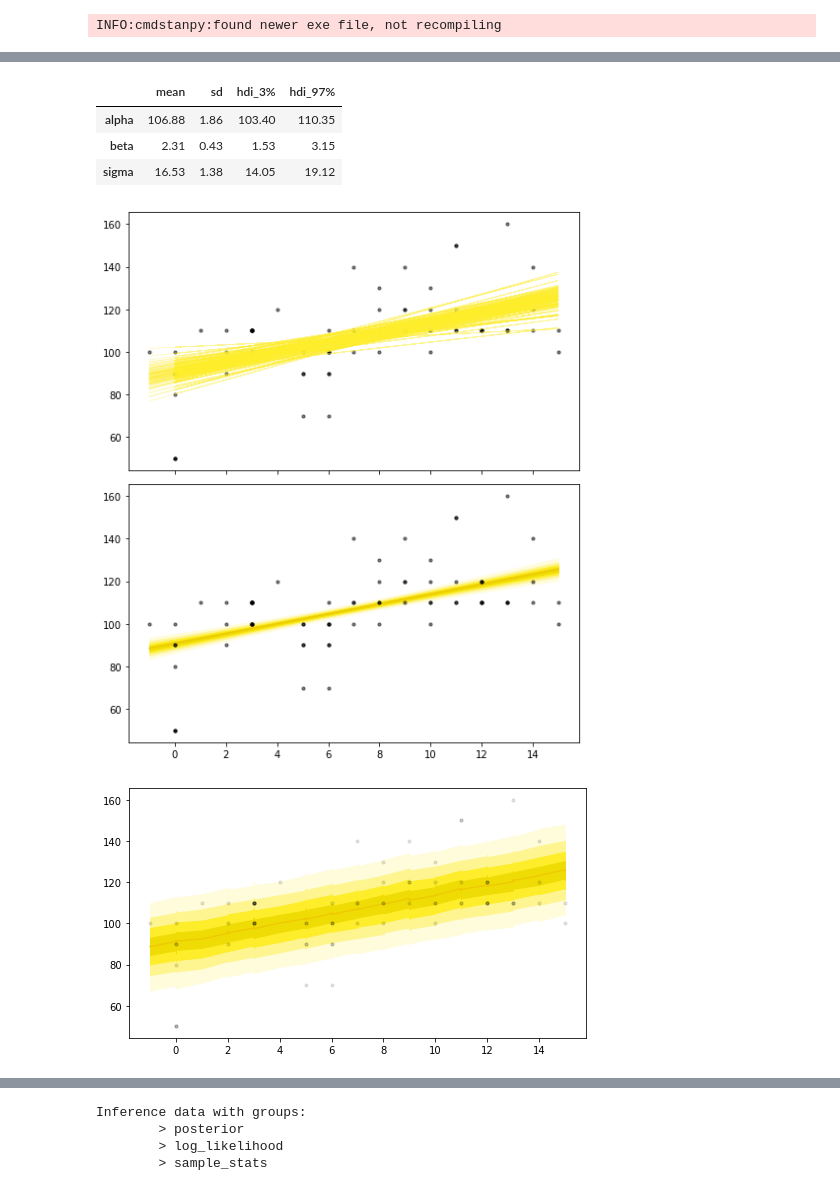
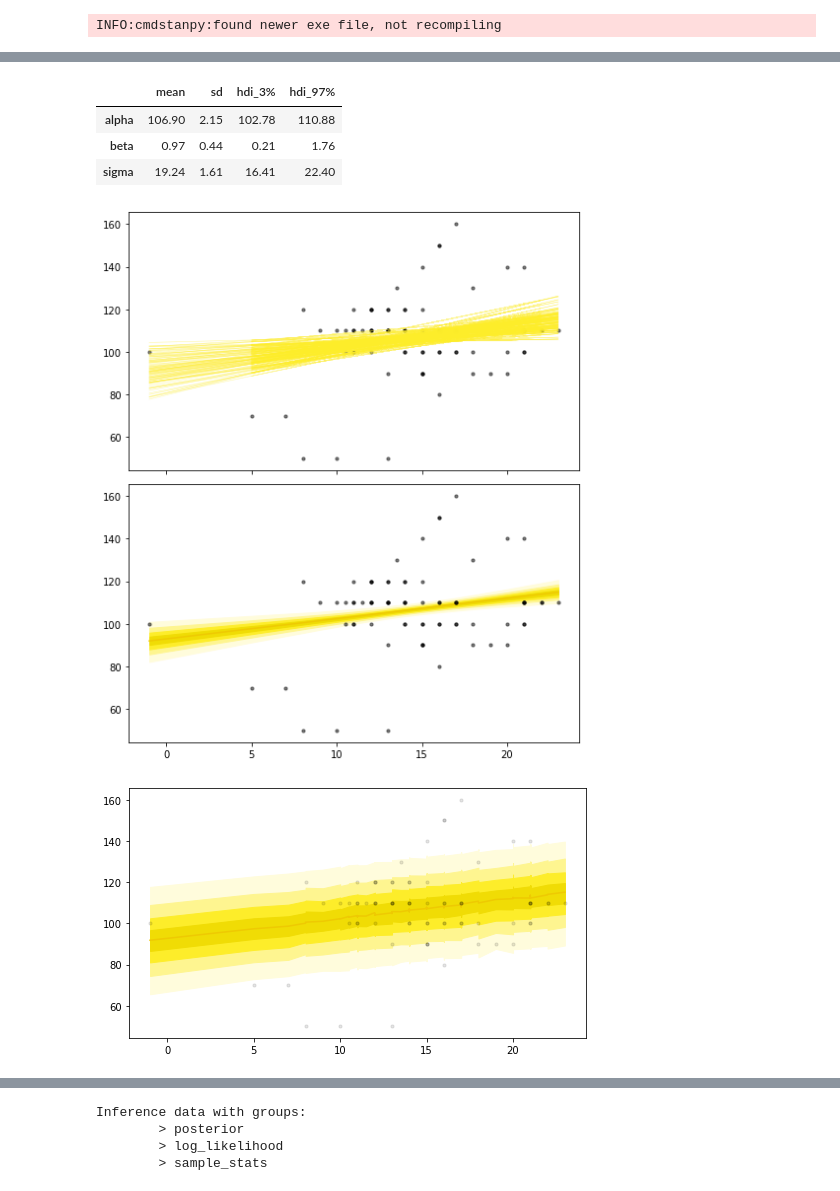
Before and after one commit to nsak99/DataAnalyticsProject, a Jupyter notebook: Project/project_2.ipynb, the cells around one changed output, grey strips where cells are left out. Cells and saved outputs as stored; diff of their text form; code cells hidden in the pictures.

```diff
--- a/Project/project_2.ipynb
+++ b/Project/project_2.ipynb
@@ -130,8 +130,8 @@ plt.show()
 # %% [output]
 [figure]
 # %%
-new_data['c_sugars'] = new_data['sugars']-new_data['sugars'].mean()
-new_data['c_sugars'].hist()
+new_data['c_carbohydrates'] = new_data['carbohydrates']-new_data['carbohydrates'].mean()
+new_data['c_carbohydrates'].hist()
 # %% [output]
 A value is trying to be set on a copy of a slice from a DataFrame.
 Try using .loc[row_indexer,col_indexer] = value instead
@@ -202,7 +202,7 @@ model_2_fit = cmdstanpy.CmdStanModel(stan_file='cereal_2_fit.stan')
 INFO:cmdstanpy:found newer exe file, not recompiling
 # %%
 data_fit = dict(N=len(new_data),
-                sugars=new_data['c_sugars'].values,
+                sugars=new_data['c_carbohydrates'].values,
                 calories=new_data['calories'].values)
 
 fit_2=model_2_fit.sample(data=data_fit, seed=12062022, output_dir='samples')
@@ -234,37 +236,37 @@ calorie_pred = fit_2.stan_variable('calorie')
 az.summary(fit_2, var_names=['alpha', 'beta', 'sigma'], round_to=2, kind='stats')
 # %% [output]
 |  | mean | sd | hdi_3% | hdi_97% |
-| alpha | 106.88 | 1.86 | 103.40 | 110.35 |
-| beta | 2.31 | 0.43 | 1.53 | 3.15 |
-| sigma | 16.53 | 1.38 | 14.05 | 19.12 |
+| alpha | 106.90 | 2.15 | 102.78 | 110.88 |
+| beta | 0.97 | 0.44 | 0.21 | 1.76 |
+| sigma | 19.24 | 1.61 | 16.41 | 22.40 |
 # %%
 fig, axes = plt.subplots(2,1,figsize = (7,8), sharey=True, sharex=True)
 ax0=axes[0]
 
 for i in range(100):
-    ax0.plot(new_data['sugars'],
-            alpha_fit[i]+beta_fit[i]*new_data['c_sugars'],
+    ax0.plot(new_data['carbohydrates'],
+            alpha_fit[i]+beta_fit[i]*new_data['c_carbohydrates'],
             color=MID,
             alpha=0.5, linewidth=0.5)
 
-ax0.scatter(new_data['sugars'], new_data['calories'], color='black', alpha=0.5, s=10)
+ax0.scatter(new_data['carbohydrates'], new_data['calories'], color='black', alpha=0.5, s=10)
 
 ax1=axes[1]
-ax1=ribbon_plot(new_data['sugars'].values, mu_fit, ax1, supress_warning=True)
-ax1.scatter(new_data['sugars'], new_data['calories'], color='black', alpha=0.5, s=10)
+ax1=ribbon_plot(new_data['carbohydrates'].values, mu_fit, ax1, supress_warning=True)
+ax1.scatter(new_data['carbohydrates'], new_data['calories'], color='black', alpha=0.5, s=10)
 fig.tight_layout()
 plt.show()
 # %% [output]
-[figure, old version]
+[figure, new version]
 # %%
 fig, axes = plt.subplots(1,1,figsize = (7,4))
 
-axes=ribbon_plot(new_data['sugars'].values, calorie_pred, axes, supress_warning=True)
-axes.scatter(new_data['sugars'], new_data['calories'], color='black', alpha=0.1, s=10)
+axes=ribbon_plot(new_data['carbohydrates'].values, calorie_pred, axes, supress_warning=True)
+axes.scatter(new_data['carbohydrates'], new_data['calories'], color='black', alpha=0.1, s=10)
 fig.tight_layout()
 plt.show()
 # %% [output]
-[figure, old version]
+[figure, new version]
 # %%
 fig, axes = plt.subplots(1,2,figsize=(7,4),sharex=True,sharey=True)
 ax=axes[0]
```
Also changed, not shown: parts of 16 cells of this notebook.
